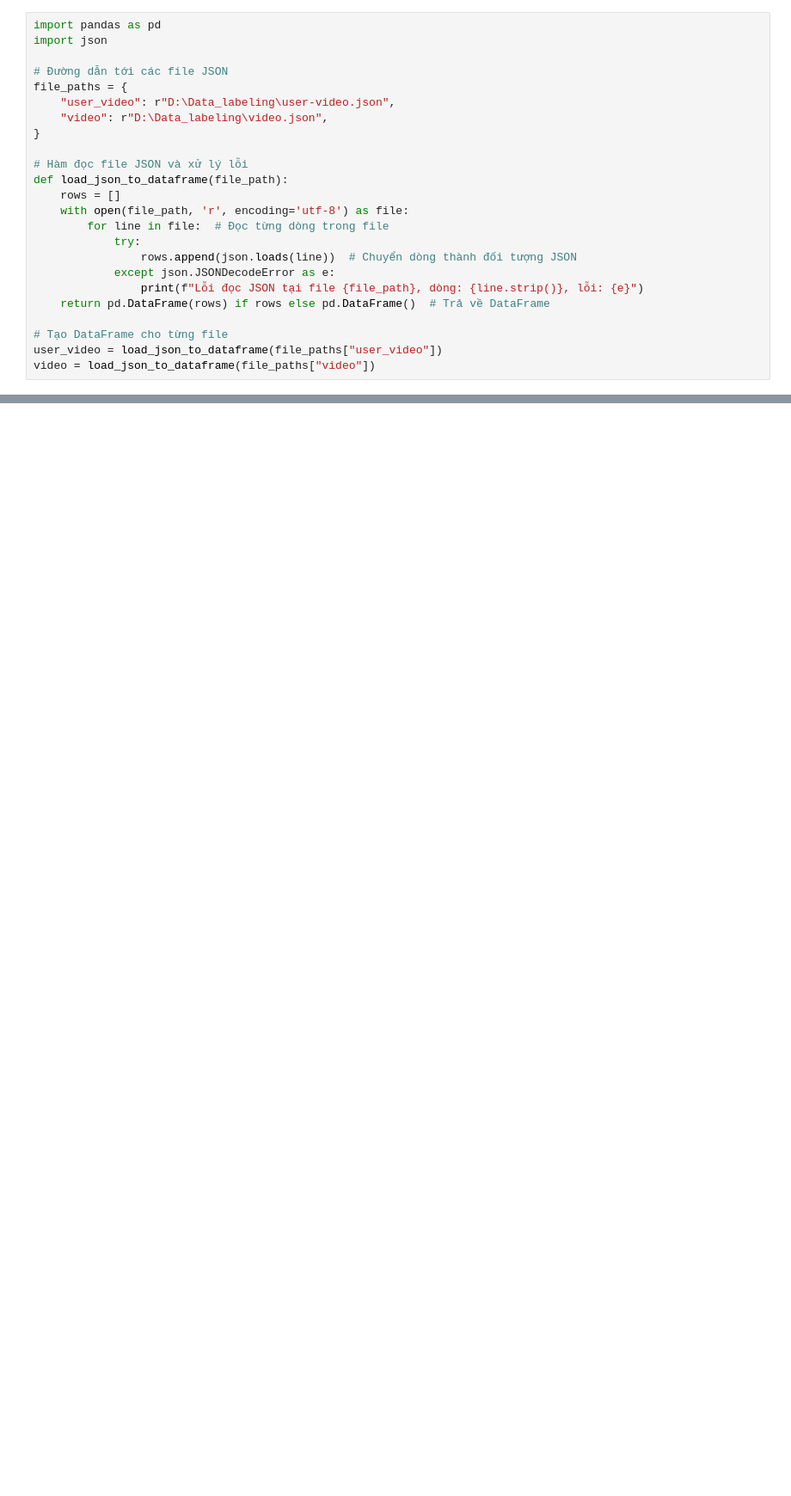
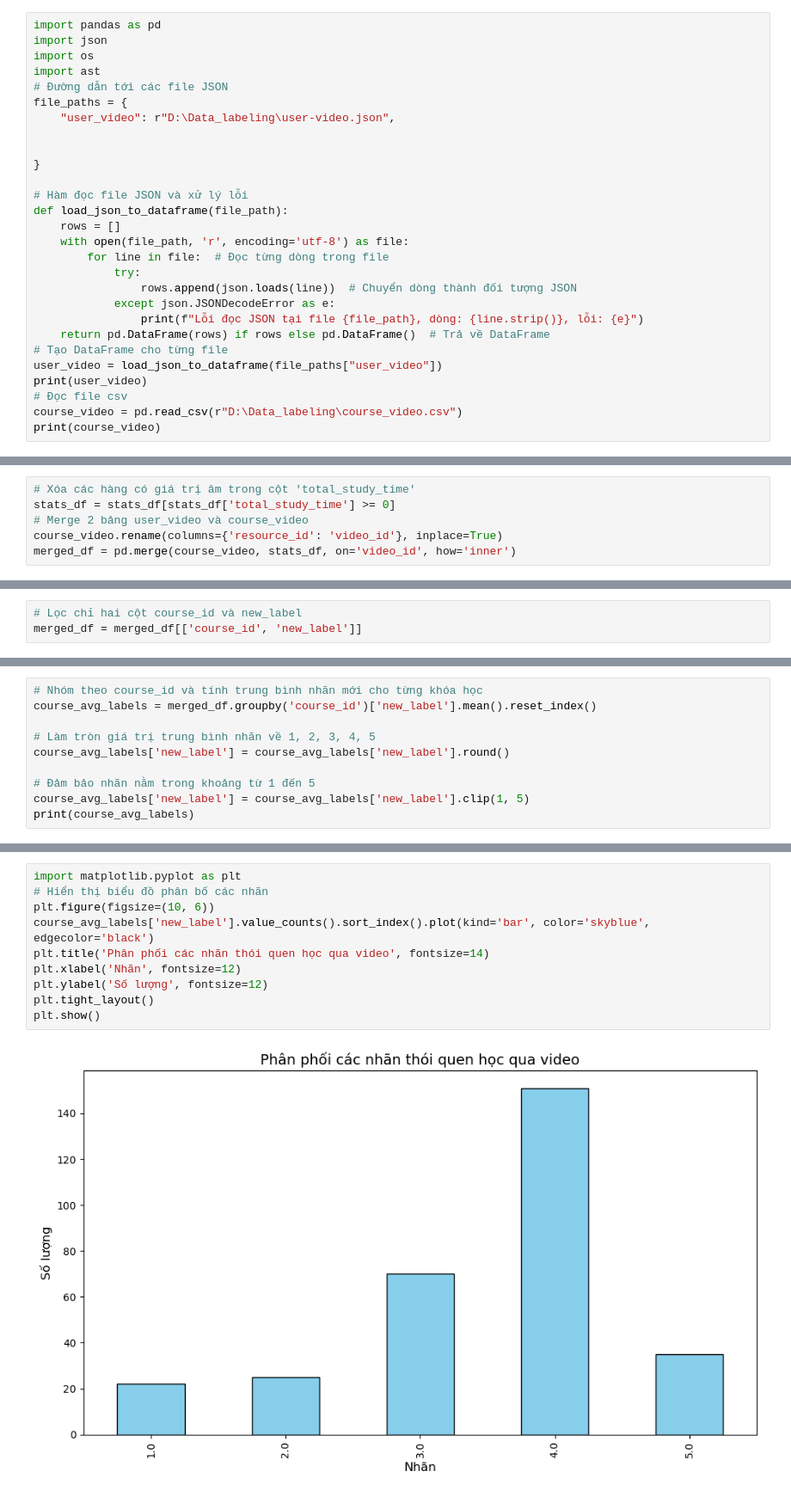
Before and after one commit to NHOM02-IS353-P12/Nhom02, a Jupyter notebook: src/label02/Data_labeling (1).ipynb, the cells around one changed output, grey strips where cells are left out. Shown at 86% size. Cells and saved outputs as stored; diff of their text form; blank space fills up the shorter version.

Commit message:
fix: re update src label02

```diff
--- a/src/label02/Data_labeling (1).ipynb
+++ b/src/label02/Data_labeling (1).ipynb
@@ -1,11 +3,13 @@
 # %%
 import pandas as pd
 import json
-
+import os
+import ast
 # Đường dẫn tới các file JSON
 file_paths = {
     "user_video": r"D:\Data_labeling\user-video.json",
-    "video": r"D:\Data_labeling\video.json",
+
+
 }
 
 # Hàm đọc file JSON và xử lý lỗi
@@ -18,7 +22,9 @@ def load_json_to_dataframe(file_path):
             except json.JSONDecodeError as e:
                 print(f"Lỗi đọc JSON tại file {file_path}, dòng: {line.strip()}, lỗi: {e}")
     return pd.DataFrame(rows) if rows else pd.DataFrame()  # Trả về DataFrame
-
 # Tạo DataFrame cho từng file
 user_video = load_json_to_dataframe(file_paths["user_video"])
-video = load_json_to_dataframe(file_paths["video"])
+print(user_video)
+# Đọc file csv
+course_video = pd.read_csv(r"D:\Data_labeling\course_video.csv")
+print(course_video)
@@ -71,0 +147,6 @@ user_video["seq"] = user_video["seq"].apply(clean_seq_data)
+# %%
+# Xóa các hàng có giá trị âm trong cột 'total_study_time'
+stats_df = stats_df[stats_df['total_study_time'] >= 0]
+# Merge 2 bảng user_video và course_video
+course_video.rename(columns={'resource_id': 'video_id'}, inplace=True)
+merged_df = pd.merge(course_video, stats_df, on='video_id', how='inner')
@@ -200,0 +272,3 @@ plt.show()
+# %%
+# Lọc chỉ hai cột course_id và new_label
+merged_df = merged_df[['course_id', 'new_label']]
@@ -200,0 +292,10 @@ plt.show()
+# %%
+# Nhóm theo course_id và tính trung bình nhãn mới cho từng khóa học
+course_avg_labels = merged_df.groupby('course_id')['new_label'].mean().reset_index()
+
+# Làm tròn giá trị trung bình nhãn về 1, 2, 3, 4, 5
+course_avg_labels['new_label'] = course_avg_labels['new_label'].round()
+
+# Đảm bảo nhãn nằm trong khoảng từ 1 đến 5
+course_avg_labels['new_label'] = course_avg_labels['new_label'].clip(1, 5)
+print(course_avg_labels)
@@ -200,0 +319,12 @@ plt.show()
+# %%
+import matplotlib.pyplot as plt
+# Hiển thị biểu đồ phân bố các nhãn
+plt.figure(figsize=(10, 6))
+course_avg_labels['new_label'].value_counts().sort_index().plot(kind='bar', color='skyblue', edgecolor='black')
+plt.title('Phân phối các nhãn thói quen học qua video', fontsize=14)
+plt.xlabel('Nhãn', fontsize=12)
+plt.ylabel('Số lượng', fontsize=12)
+plt.tight_layout()
+plt.show()
+# %% [output]
+[figure, added]
```
Also changed, not shown: parts of 18 cells of this notebook.
